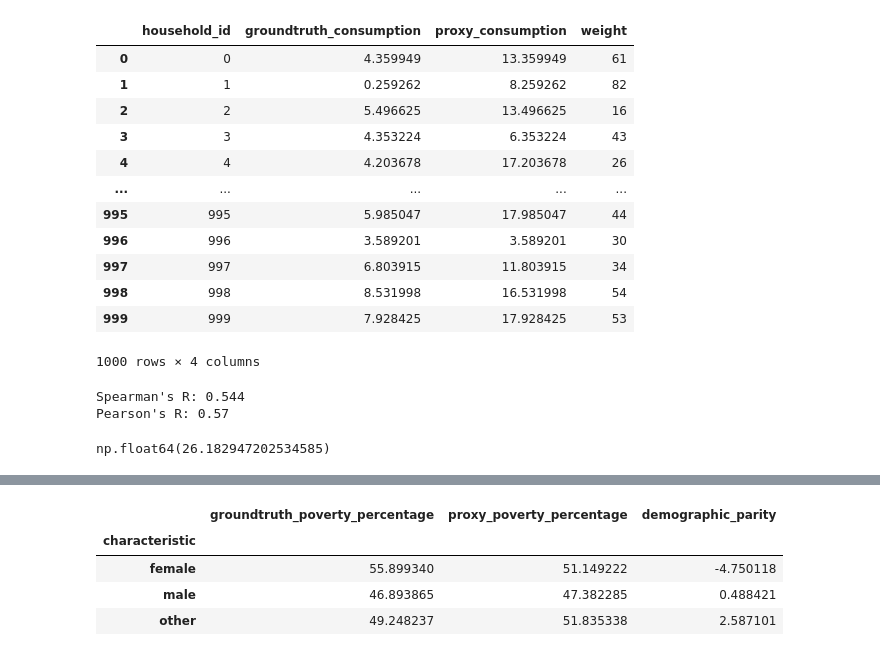
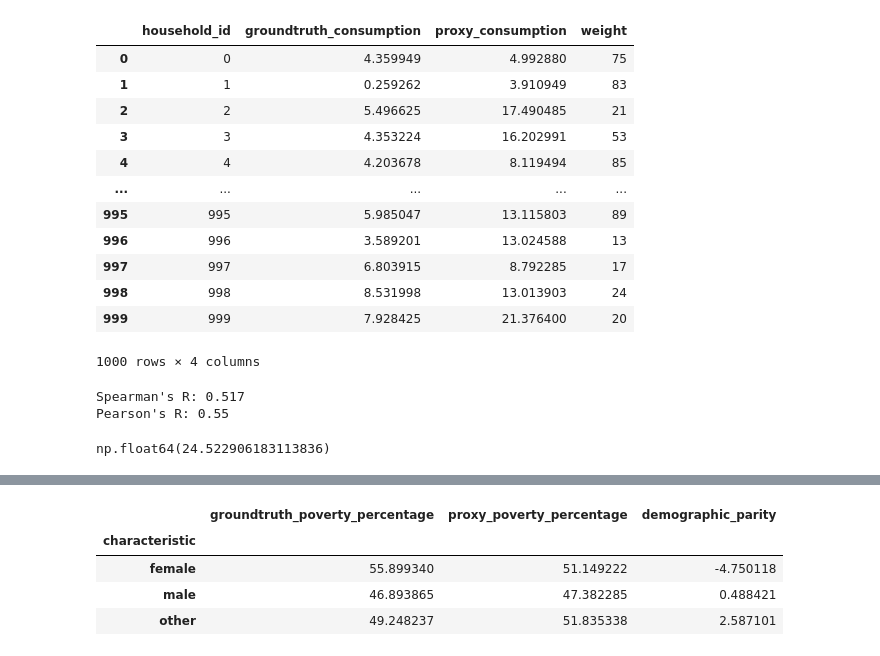
Before and after one commit to Global-Opportunity-Lab/cider, a Jupyter notebook: notebooks/validation_metrics.ipynb, the cells around one changed output, grey strips where cells are left out. Cells and saved outputs as stored; diff of their text form; code cells hidden in the pictures.

```diff
--- a/notebooks/validation_metrics.ipynb
+++ b/notebooks/validation_metrics.ipynb
@@ -25,32 +28,32 @@ import pandas as pd
 # %%
 # Make synthetic data
 
 n_rows = 1000
 n_proxies = 10
 synthetic_data = {}
 
 np.random.seed(2)
 synthetic_data['household_id'] = range(n_rows)
 synthetic_data['groundtruth_consumption'] = np.random.rand(n_rows) * 10
 for i in range(10):
-    synthetic_data["proxy_consumption"] = synthetic_data['groundtruth_consumption'] + np.random.randint(size=n_rows, low=0, high=i+5)
+    synthetic_data["proxy_consumption"] = synthetic_data['groundtruth_consumption'] + np.random.uniform(size=n_rows, low=0, high=i+5)
 synthetic_data['weight'] = np.random.randint(10, 100, size=n_rows)
 
 synthetic_df = pd.DataFrame(synthetic_data)
 synthetic_df
 # %% [output]
 |  | household_id | groundtruth_consumption | proxy_consumption | weight |
-| 0 | 0 | 4.359949 | 13.359949 | 61 |
-| 1 | 1 | 0.259262 | 8.259262 | 82 |
-| 2 | 2 | 5.496625 | 13.496625 | 16 |
-| 3 | 3 | 4.353224 | 6.353224 | 43 |
-| 4 | 4 | 4.203678 | 17.203678 | 26 |
+| 0 | 0 | 4.359949 | 4.992880 | 75 |
+| 1 | 1 | 0.259262 | 3.910949 | 83 |
+| 2 | 2 | 5.496625 | 17.490485 | 21 |
+| 3 | 3 | 4.353224 | 16.202991 | 53 |
+| 4 | 4 | 4.203678 | 8.119494 | 85 |
 | ... | ... | ... | ... | ... |
-| 995 | 995 | 5.985047 | 17.985047 | 44 |
-| 996 | 996 | 3.589201 | 3.589201 | 30 |
-| 997 | 997 | 6.803915 | 11.803915 | 34 |
-| 998 | 998 | 8.531998 | 16.531998 | 54 |
-| 999 | 999 | 7.928425 | 17.928425 | 53 |
+| 995 | 995 | 5.985047 | 13.115803 | 89 |
+| 996 | 996 | 3.589201 | 13.024588 | 13 |
+| 997 | 997 | 6.803915 | 8.792285 | 17 |
+| 998 | 998 | 8.531998 | 13.013903 | 24 |
+| 999 | 999 | 7.928425 | 21.376400 | 20 |
 1000 rows × 4 columns
 # %%
 # Calculate Spearman's R
@@ -61,12 +64,12 @@ print(f"Spearman's R: {spearman_r}")
 pearson_r = calculate_weighted_pearsonr(synthetic_df, 3)
 print(f"Pearson's R: {pearson_r}")
 # %% [output]
-Spearman's R: 0.544
-Pearson's R: 0.57
+Spearman's R: 0.517
+Pearson's R: 0.55
 # %%
 convert_threshold_to_percentile(2.5, synthetic_df)
 # %% [output]
-np.float64(26.182947202534585)
+np.float64(24.522906183113836)
 # %%
 calculate_metrics_binary_valued_consumption(synthetic_df, 50, 20)
 # %% [output]
```
Also changed, not shown: parts of 10 cells of this notebook, 4 other files.
